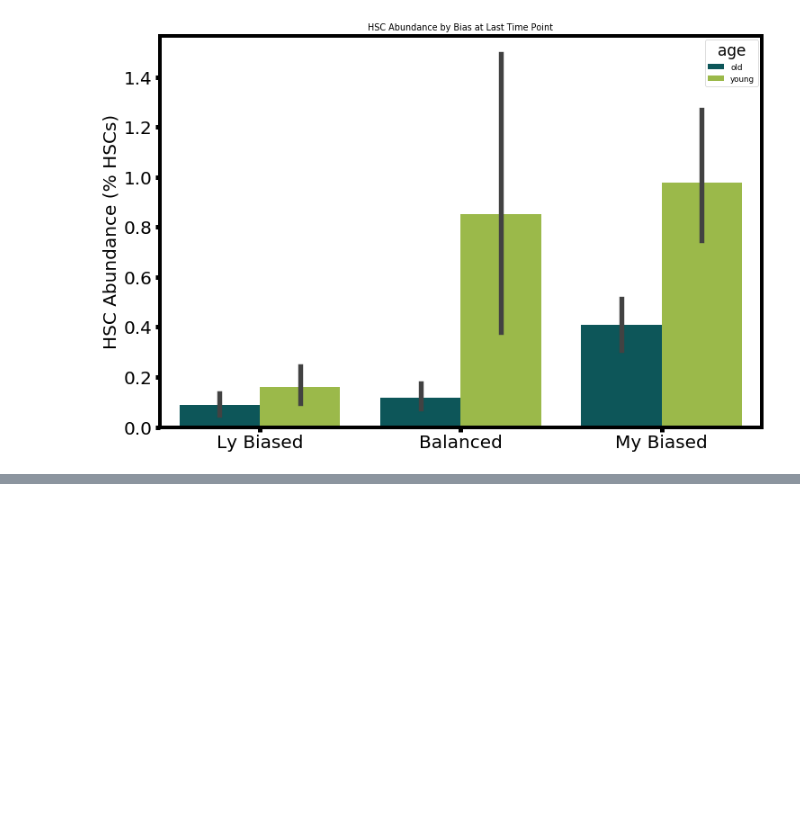
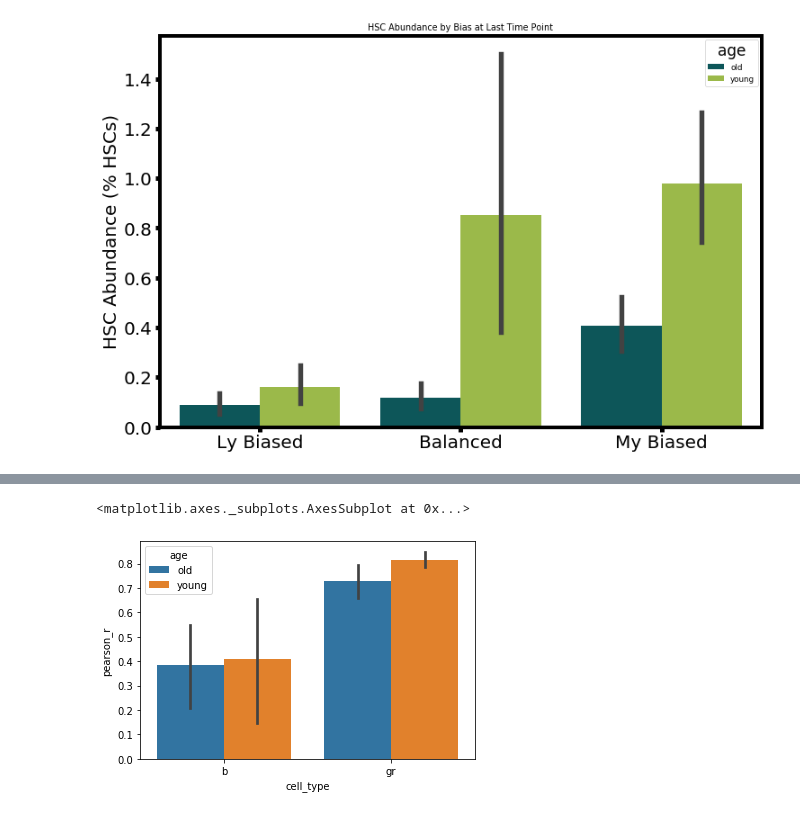
Before and after one commit to akre96/stemcell_aging, a Jupyter notebook: young_vs_old_HSCS.ipynb, the cells around one changed output, grey strips where cells are left out. Cells and saved outputs as stored; diff of their text form; code cells hidden in the pictures; blank space fills up the shorter version.

Commit message:
:sparkles: new formatting and analysis changes to exhaustion/other primary figures

```diff
--- a/young_vs_old_HSCS.ipynb
+++ b/young_vs_old_HSCS.ipynb
@@ -11,14 +11,14 @@ import parse_facs_data as pfd
 import statistical_tests as st
 import importlib
 # %%
-young_data_root = '~/Data/young_mouse_hscs'
+young_data_root = '~/Data/HSC_aging_project/young_mice'
 young_lb_file = os.path.join(young_data_root, 'lineage_bias/lineage_bias.csv')
 young_abundance = pd.read_csv(
     os.path.join(young_data_root, "Ania_M_allAnia 10x hsc 8mice rerun8mice_Ania_percent-engraftment_NO filter_081019_long.csv")
 )
 young_lineage_bias = pd.read_csv(young_lb_file)
 
-old_data_root = '~/Data/aging_and_10x'
+old_data_root = '~/Data/HSC_aging_project/aging_and_10x'
 old_lb_file = os.path.join(old_data_root, 'lineage_bias/lineage_bias.csv')
 old_abundance = pd.read_csv(
     os.path.join(old_data_root, "Ania_M_all OT2.0 rerun_percent-engraftment_NO filter_080819_long.csv")
@@ -37,5 +37,7 @@ old_abundance = agg.filter_clones_threshold_anytime(
         analyzed_cell_types=old_abundance.cell_type.unique(),
         filter_exempt_cell_types=['hsc']
     )
+old_abundance['month'] = agg.day_to_month(old_abundance['day'])
+young_abundance['month'] = agg.day_to_month(young_abundance['day'])
 # %% [output]
 Filters: {'any': 0.01}
@@ -268,0 +272,16 @@ plt.savefig(
+# %%
+pearson_df = pd.DataFrame()
+for (cell_type, mouse_id, age, timepoint), t_df in with_hsc_data_df.groupby(['cell_type', 'mouse_id', 'age', timepoint_col]):
+    pearson_r, p_value = stats.pearsonr(
+        np.log10(1 + (t_df['percent_engraftment'] * 1000)),
+        np.log10(1 + (t_df['hsc_percent_engraftment'] * 1000))
+    )
+    p_data = {
+        'mouse_id': [mouse_id],
+        'cell_type': [cell_type],
+        timepoint_col: [timepoint],
+        'pearson_r': [pearson_r],
+        'p_value': [p_value],
+        'age': [age]
+    }
+    pearson_df = pearson_df.append(pd.DataFrame.from_dict(p_data))
@@ -268,0 +297,14 @@ plt.savefig(
+# %%
+last_df = agg.find_last_clones(
+    pearson_df,
+    timepoint_col
+)
+sns.barplot(
+    x='cell_type',
+    y='pearson_r',
+    hue='age',
+    data=last_df
+)
+# %% [output]
+<matplotlib.axes._subplots.AxesSubplot at 0x...>
+[figure, added]
```
Also changed, not shown: parts of 10 cells of this notebook, 4 other files.
